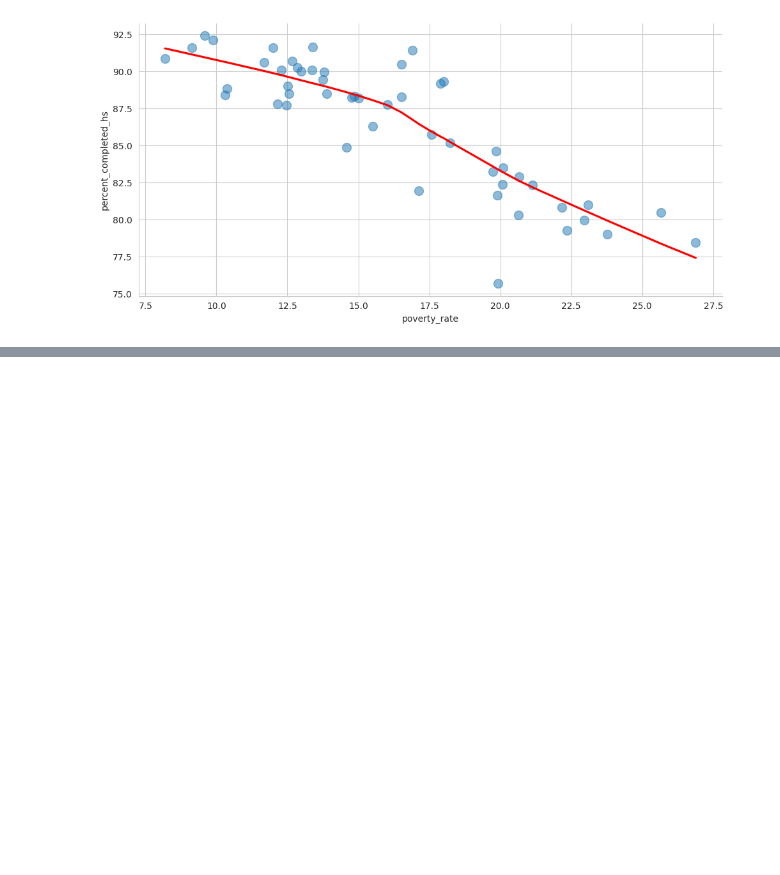
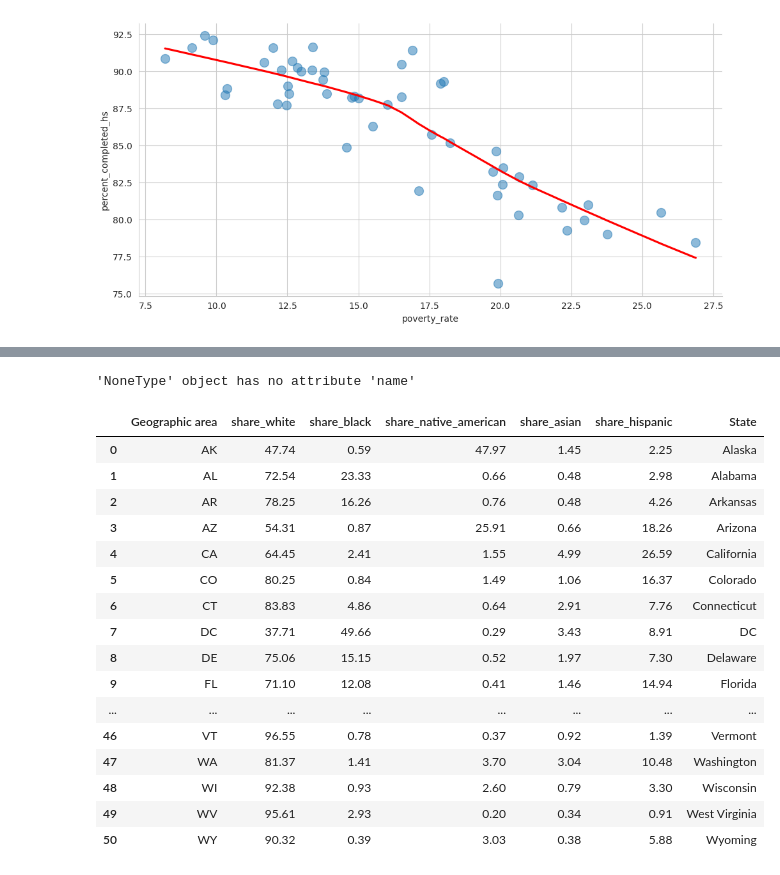
Before and after one commit to shubhenduanupamdutta/Portfolio_19_Death_Police_US, a Jupyter notebook: Fatal_Force_Analysis.ipynb, the cells around one changed output, grey strips where cells are left out. Cells and saved outputs as stored; diff of their text form; code cells hidden in the pictures; blank space fills up the shorter version.

```diff
--- a/Fatal_Force_Analysis.ipynb
+++ b/Fatal_Force_Analysis.ipynb
@@ -438,0 +445,17 @@ plt.show()
+# %%
+def check_numeric(value: str):
+    try:
+        float(value)
+        return True
+    except ValueError:
+        return False
+df_share_race_city = df_share_race_city[-df_share_race_city['share_white'].apply(check_numeric) == False].copy()
+# %%
+df_share_race_city["Geographic area"] = df_share_race_city["Geographic area"].astype(str)
+df_share_race_city["City"] = df_share_race_city["City"].astype(str)
+df_share_race_city["share_asian"] = pd.to_numeric(df_share_race_city["share_asian"])
+df_share_race_city["share_black"] = pd.to_numeric(df_share_race_city["share_black"])
+df_share_race_city["share_native_american"] = pd.to_numeric(df_share_race_city["share_native_american"])
+df_share_race_city["share_hispanic"] = pd.to_numeric(df_share_race_city["share_hispanic"])
+df_share_race_city["share_white"] = pd.to_numeric(df_share_race_city["share_white"])
+df_share_race_city.dtypes
@@ -438,0 +471,34 @@ plt.show()
+# %%
+race_by_state = df_share_race_city.groupby("Geographic area").agg({'share_white': 'sum', 'share_black': 'sum', 'share_native_american': 'sum', 'share_asian': 'sum', 'share_hispanic': 'sum'}).reset_index()
+race_by_state["State"] = race_by_state["Geographic area"].apply(get_state_name)
+
+def get_percentage(row):
+    sum = row['share_white'] + row['share_black'] + row['share_native_american'] + row['share_asian'] + row['share_hispanic']
+    row['share_white'] = round(row['share_white'] * 100 / sum, 2)
+    row['share_black'] = round(row['share_black'] * 100 / sum, 2)
+    row['share_native_american'] = round(row['share_native_american'] * 100 / sum, 2)
+    row['share_asian'] = round(row['share_asian'] * 100 / sum, 2)
+    row['share_hispanic'] = round(row['share_hispanic'] * 100 / sum, 2)
+    return row
+
+race_by_state = race_by_state.apply(get_percentage, axis=1)
+race_by_state
+# %% [output]
+'NoneType' object has no attribute 'name'
+|  | Geographic area | share_white | share_black | share_native_american | share_asian | share_hispanic | State |
+| 0 | AK | 47.74 | 0.59 | 47.97 | 1.45 | 2.25 | Alaska |
+| 1 | AL | 72.54 | 23.33 | 0.66 | 0.48 | 2.98 | Alabama |
+| 2 | AR | 78.25 | 16.26 | 0.76 | 0.48 | 4.26 | Arkansas |
+| 3 | AZ | 54.31 | 0.87 | 25.91 | 0.66 | 18.26 | Arizona |
+| 4 | CA | 64.45 | 2.41 | 1.55 | 4.99 | 26.59 | California |
+| 5 | CO | 80.25 | 0.84 | 1.49 | 1.06 | 16.37 | Colorado |
+| 6 | CT | 83.83 | 4.86 | 0.64 | 2.91 | 7.76 | Connecticut |
+| 7 | DC | 37.71 | 49.66 | 0.29 | 3.43 | 8.91 | DC |
+| 8 | DE | 75.06 | 15.15 | 0.52 | 1.97 | 7.30 | Delaware |
+| 9 | FL | 71.10 | 12.08 | 0.41 | 1.46 | 14.94 | Florida |
+| ... | ... | ... | ... | ... | ... | ... | ... |
+| 46 | VT | 96.55 | 0.78 | 0.37 | 0.92 | 1.39 | Vermont |
+| 47 | WA | 81.37 | 1.41 | 3.70 | 3.04 | 10.48 | Washington |
+| 48 | WI | 92.38 | 0.93 | 2.60 | 0.79 | 3.30 | Wisconsin |
+| 49 | WV | 95.61 | 2.93 | 0.20 | 0.34 | 0.91 | West Virginia |
+| 50 | WY | 90.32 | 0.39 | 3.03 | 0.38 | 5.88 | Wyoming |
```
Also changed, not shown: parts of 4 cells of this notebook.
